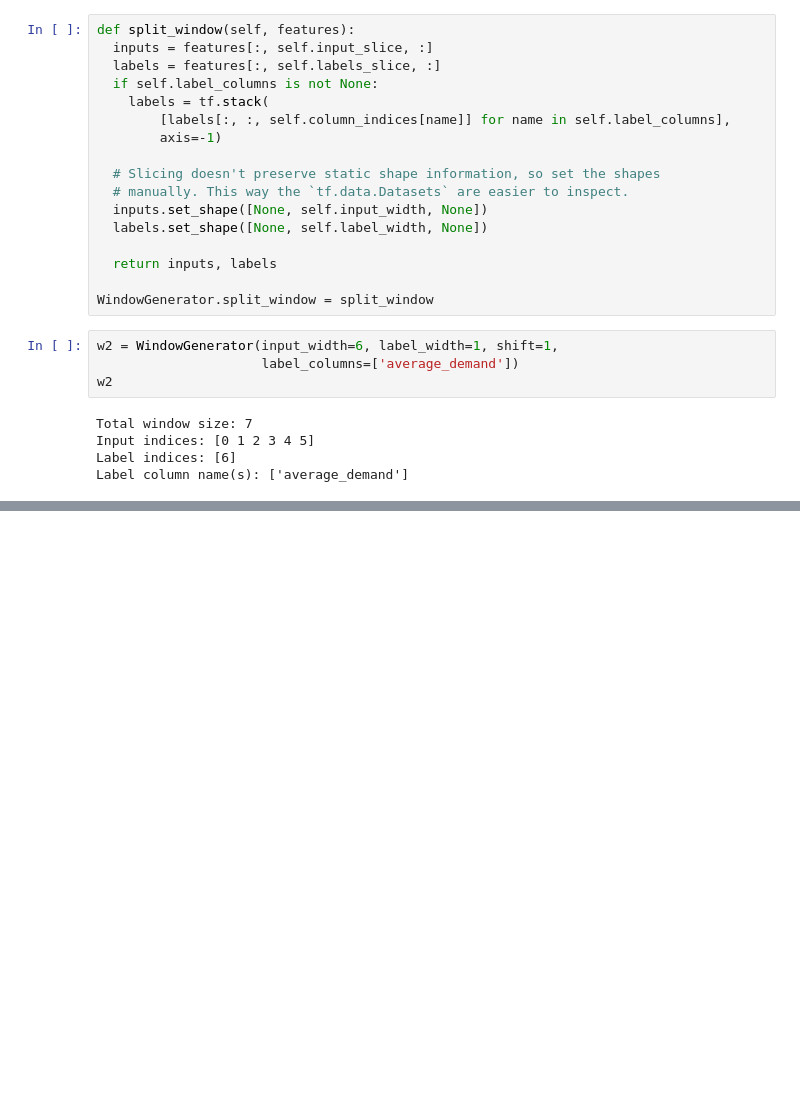
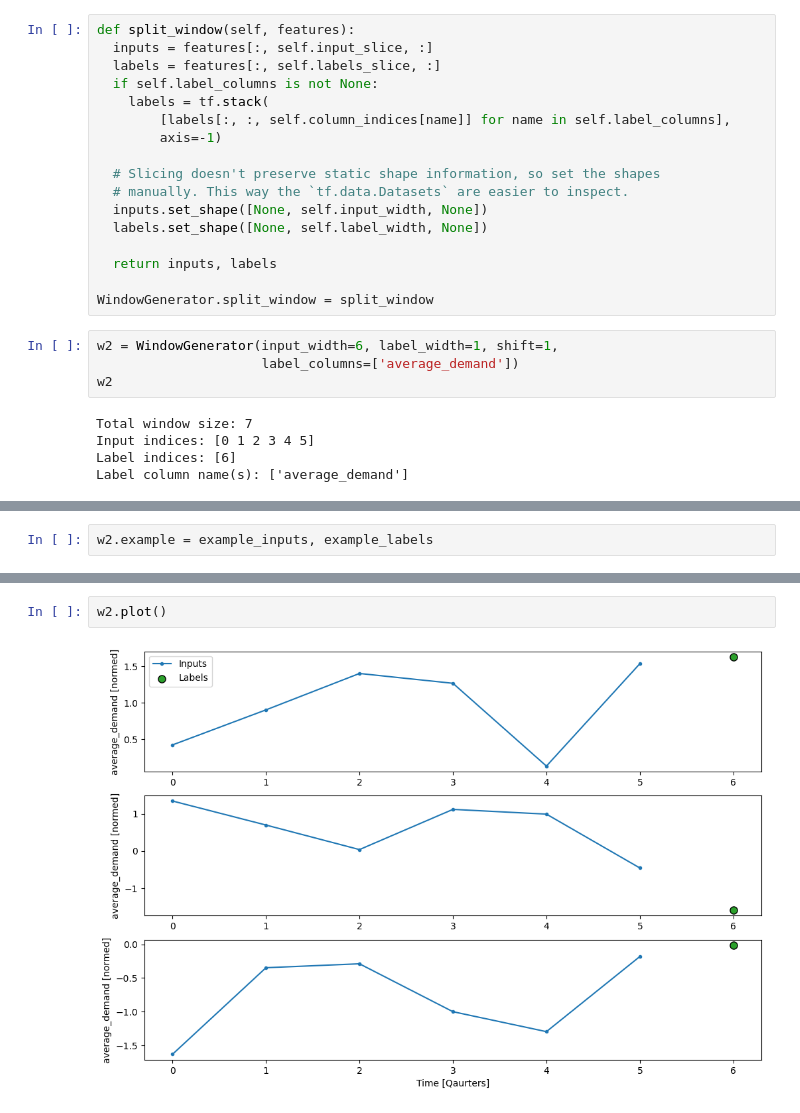
Before and after one commit to Hrithik2212/Forecast-Power, a Jupyter notebook: 01_Starter_Notebook.ipynb, the cells around one changed output, grey strips where cells are left out. Cells and saved outputs as stored; diff of their text form; blank space fills up the shorter version.

```diff
--- a/01_Starter_Notebook.ipynb
+++ b/01_Starter_Notebook.ipynb
@@ -230,0 +213,2 @@ array([[[ 0.42290656, -0.8509169 , -1.35633738,  0.31364389,
+# %%
+w2.example = example_inputs, example_labels
@@ -230,0 +249,4 @@ array([[[ 0.42290656, -0.8509169 , -1.35633738,  0.31364389,
+# %%
+w2.plot()
+# %% [output]
+[figure, added]
```
Also changed, not shown: parts of 29 cells of this notebook.
